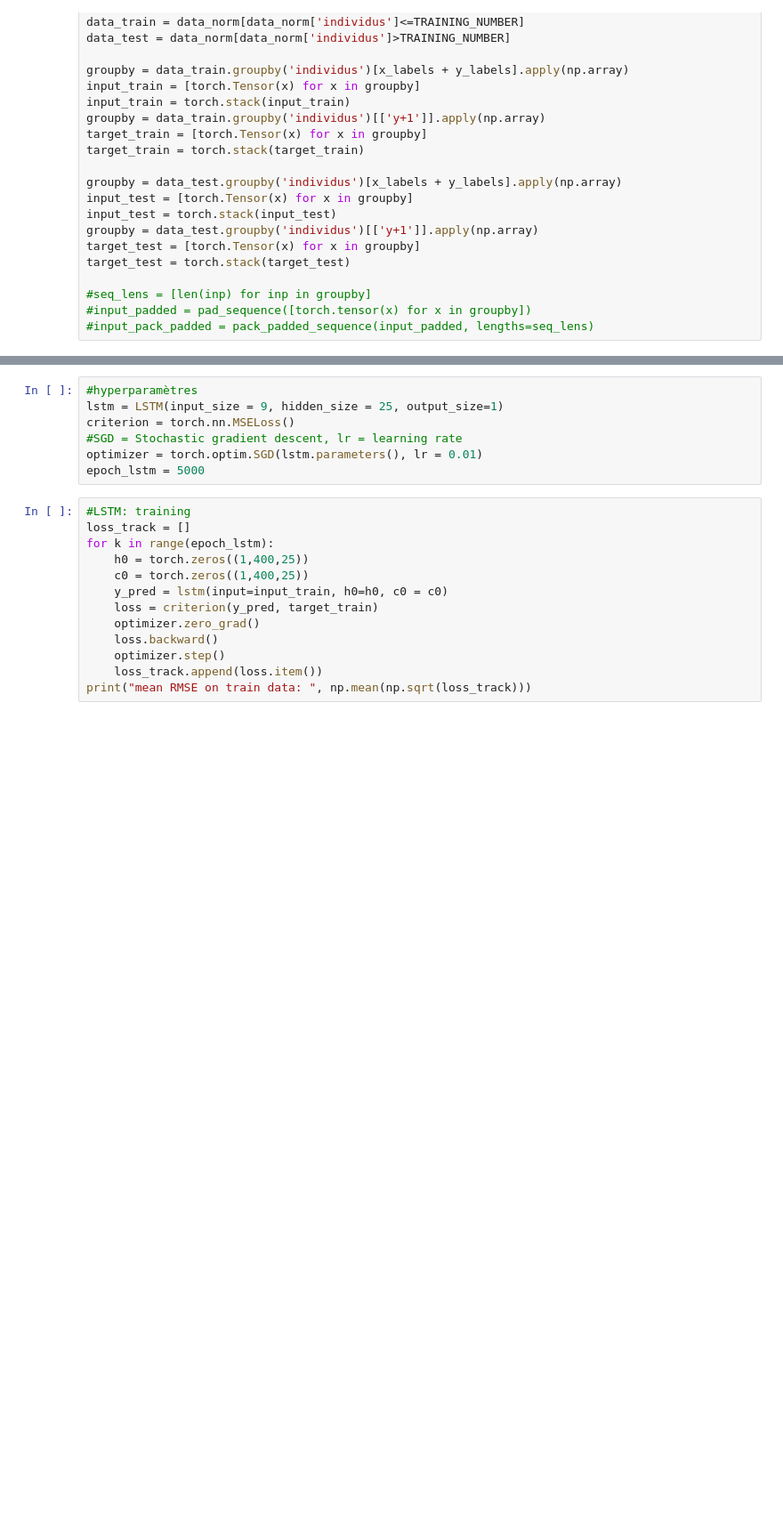
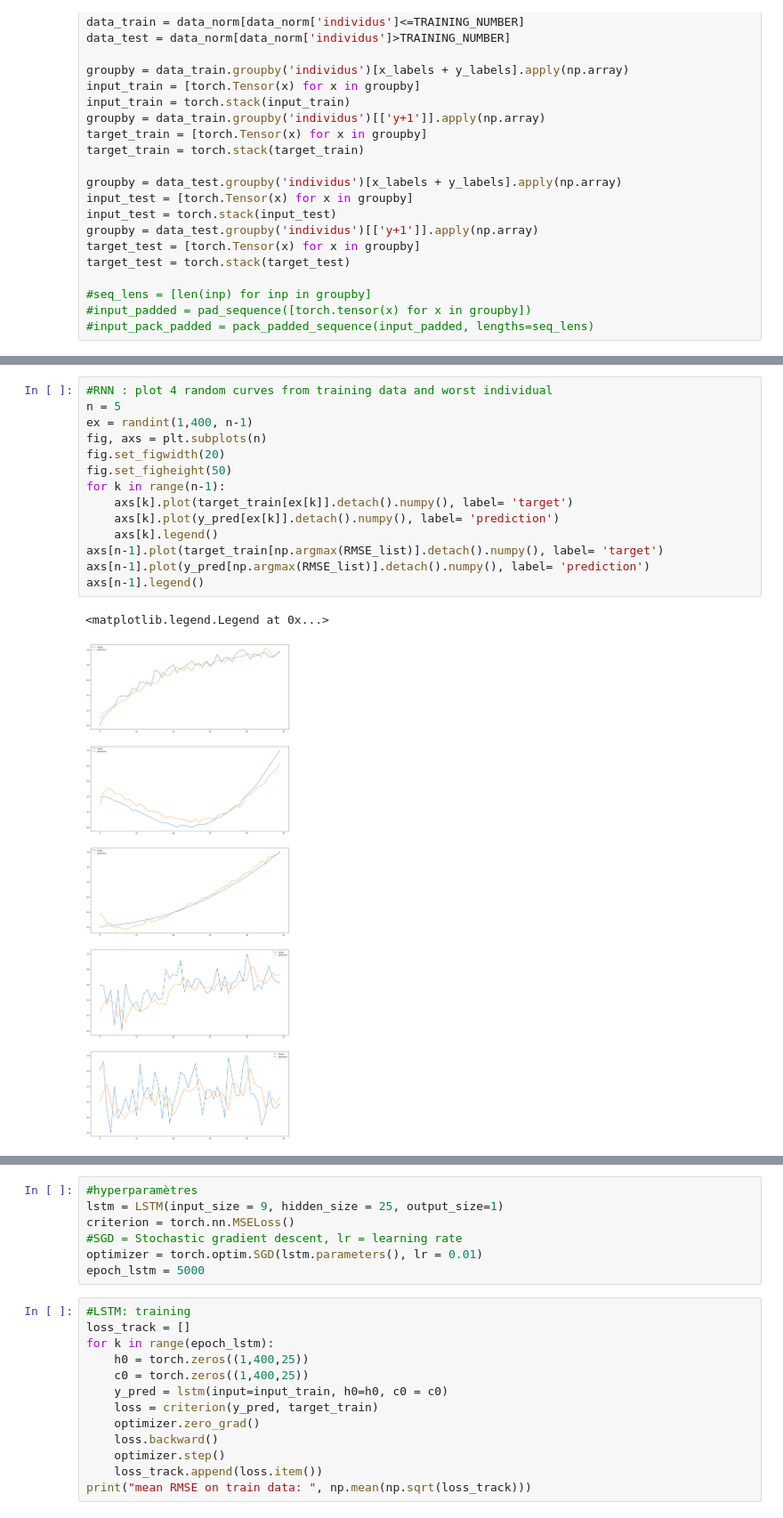
Before and after one commit to FrankwaP/subSISTM, a Jupyter notebook: models/ODE-RNN/Scénario 1.ipynb, the cells around one changed output, grey strips where cells are left out. Shown at 89% size. Drawn from its saved outputs; the diff is of its cells as text; blank space fills up the shorter version.

```diff
--- a/models/ODE-RNN/Scénario 1.ipynb
+++ b/models/ODE-RNN/Scénario 1.ipynb
@@ -143,0 +153,17 @@ plt.show()
+# %%
+#RNN : plot 4 random curves from training data and worst individual
+n = 5
+ex = randint(1,400, n-1)
+fig, axs = plt.subplots(n)
+fig.set_figwidth(20)
+fig.set_figheight(50)
+for k in range(n-1):
+    axs[k].plot(target_train[ex[k]].detach().numpy(), label= 'target')
+    axs[k].plot(y_pred[ex[k]].detach().numpy(), label= 'prediction')
+    axs[k].legend()
+axs[n-1].plot(target_train[np.argmax(RMSE_list)].detach().numpy(), label= 'target')
+axs[n-1].plot(y_pred[np.argmax(RMSE_list)].detach().numpy(), label= 'prediction')
+axs[n-1].legend()
+# %% [output]
+<matplotlib.legend.Legend at 0x...>
+[figure, added]
```
Also changed, not shown: parts of 16 cells of this notebook.
